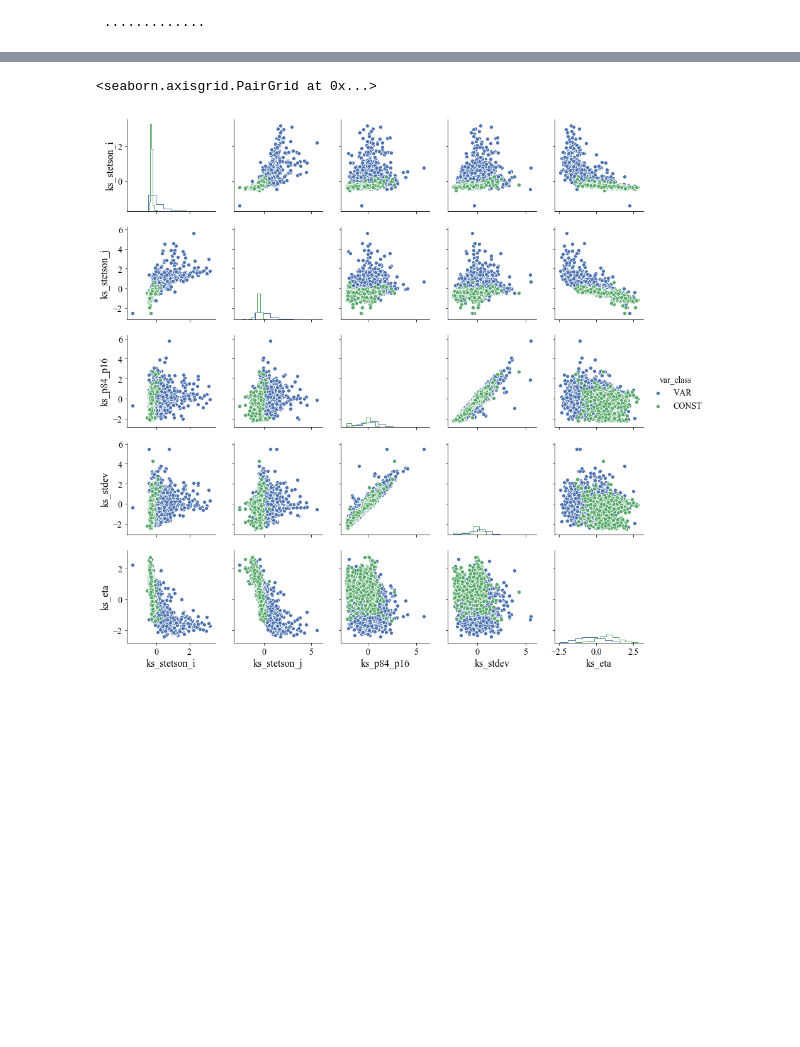
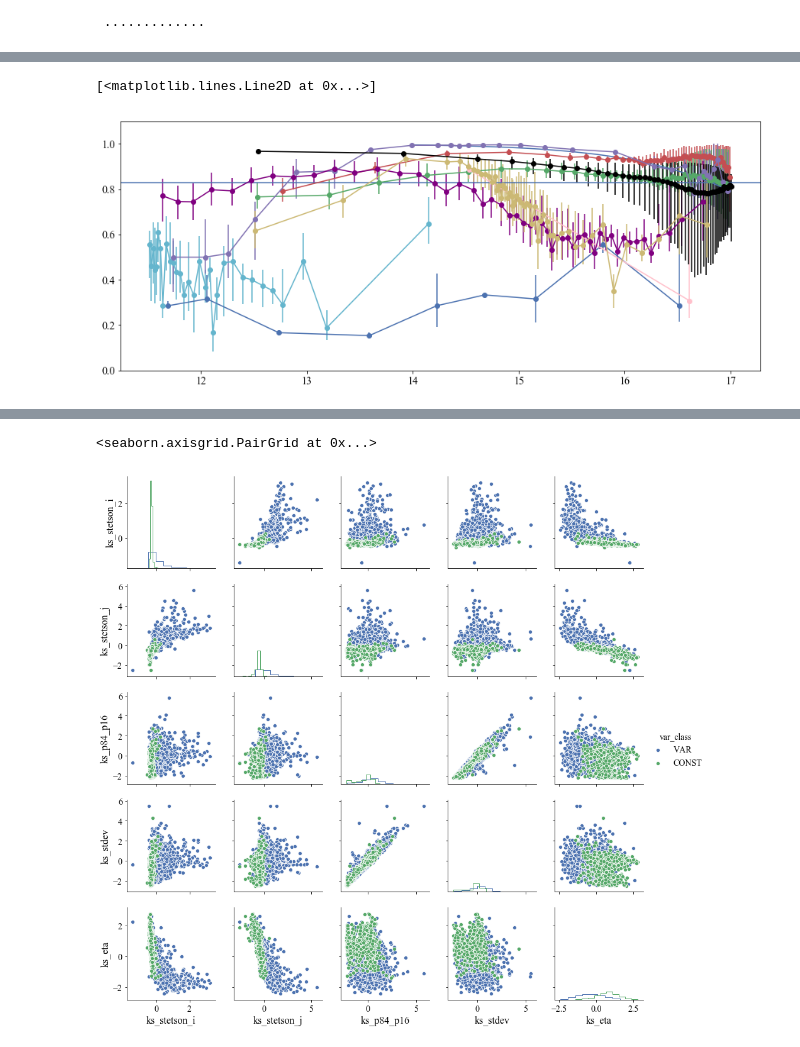
Before and after one commit to thomasmolnar/virac_classifier, a Jupyter notebook: test_notebooks/binary_out.ipynb, the cells around one changed output, grey strips where cells are left out. Cells and saved outputs as stored; diff of their text form; code cells hidden in the pictures; blank space fills up the shorter version.

```diff
--- a/test_notebooks/binary_out.ipynb
+++ b/test_notebooks/binary_out.ipynb
@@ -149,0 +155,18 @@ Text(0, 0.5, 'Misclassification rate')
+# %%
+plt.figure(figsize=[15.,6.])
+for ii in bins_class.keys():
+    plt.errorbar(scaling(.5*(bins_class[ii][1:]+bins_class[ii][:-1])),
+                 1-np.nanmedian([f['misclassified detailed count equal bins'][ii]/f['all detailed count equal bins'][ii] for f in full_set],axis=0),
+                 yerr=[
+        np.nanpercentile([f['misclassified detailed count equal bins'][ii]/f['all detailed count equal bins'][ii] for f in full_set],84.,axis=0)
+                     -np.nanpercentile([f['misclassified detailed count equal bins'][ii]/f['all detailed count equal bins'][ii] for f in full_set],50.,axis=0),
+        np.nanpercentile([f['misclassified detailed count equal bins'][ii]/f['all detailed count equal bins'][ii] for f in full_set],50.,axis=0)
+                     -np.nanpercentile([f['misclassified detailed count equal bins'][ii]/f['all detailed count equal bins'][ii] for f in full_set],16.,axis=0)],
+                 color=colors[ii],fmt='o-',label=ii)
+plt.ylim(0.,1.1)
+plt.axhline(0.83)
+xx = np.linspace(14.,17.)
+plt.plot(xx, .5*(1-np.tanh((xx-18.)/1.5)))
+# %% [output]
+[<matplotlib.lines.Line2D at 0x...>]
+[figure, added]
```
Also changed, not shown: parts of 9 cells of this notebook, 2 other files.
